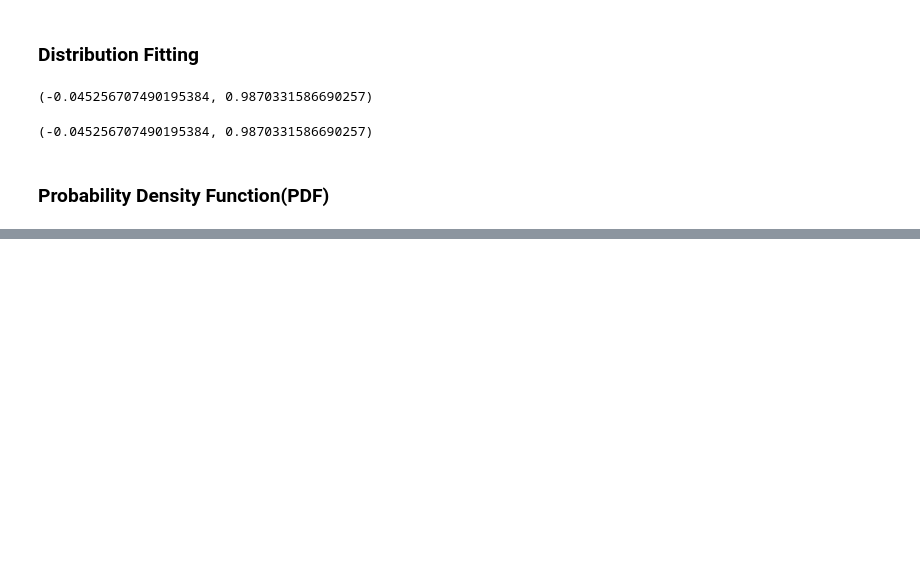
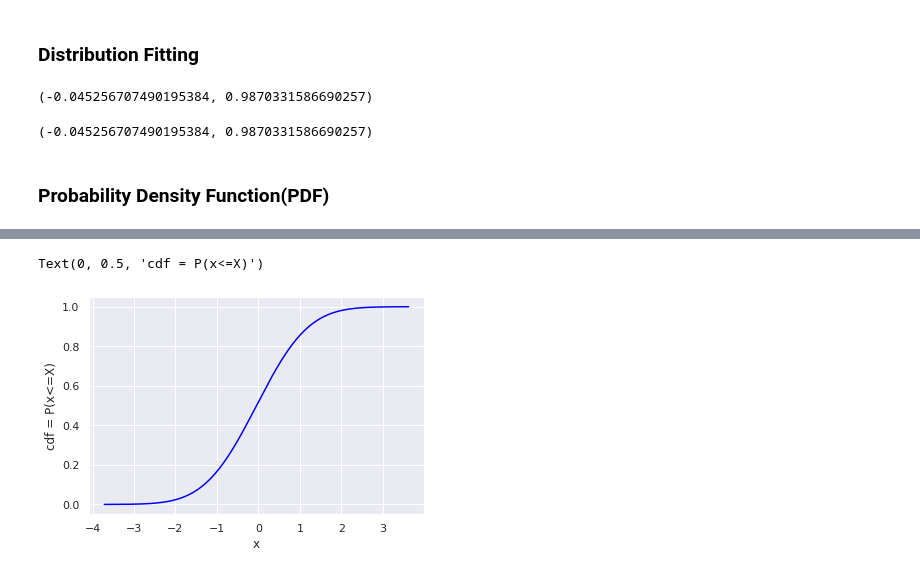
Before and after one commit to AzadMehedi/Statistics, a Jupyter notebook: Stats_probability_distributions.ipynb, the cells around one changed output, grey strips where cells are left out. Cells and saved outputs as stored; diff of their text form; code cells hidden in the pictures; blank space fills up the shorter version.

```diff
--- a/Stats_probability_distributions.ipynb
+++ b/Stats_probability_distributions.ipynb
@@ -96,0 +102,14 @@ array([1.36377079e-06, 2.26762342e-06, 3.73123130e-06, 6.07554296e-06,
+# %%
+# linearly spaced values of cdf
+cdf_ = np.linspace(start=0, stop=1, num=10000)
+# %%
+# X
+x_ = stats.norm.ppf(cdf_, loc=loc, scale=scale)
+# %%
+# plot
+plt.plot(x_, cdf_, color='blue')
+plt.xlabel('x')
+plt.ylabel('cdf = P(x<=X)')
+# %% [output]
+Text(0, 0.5, 'cdf = P(x<=X)')
+[figure, added]
```
Also changed, not shown: parts of 6 cells of this notebook.
